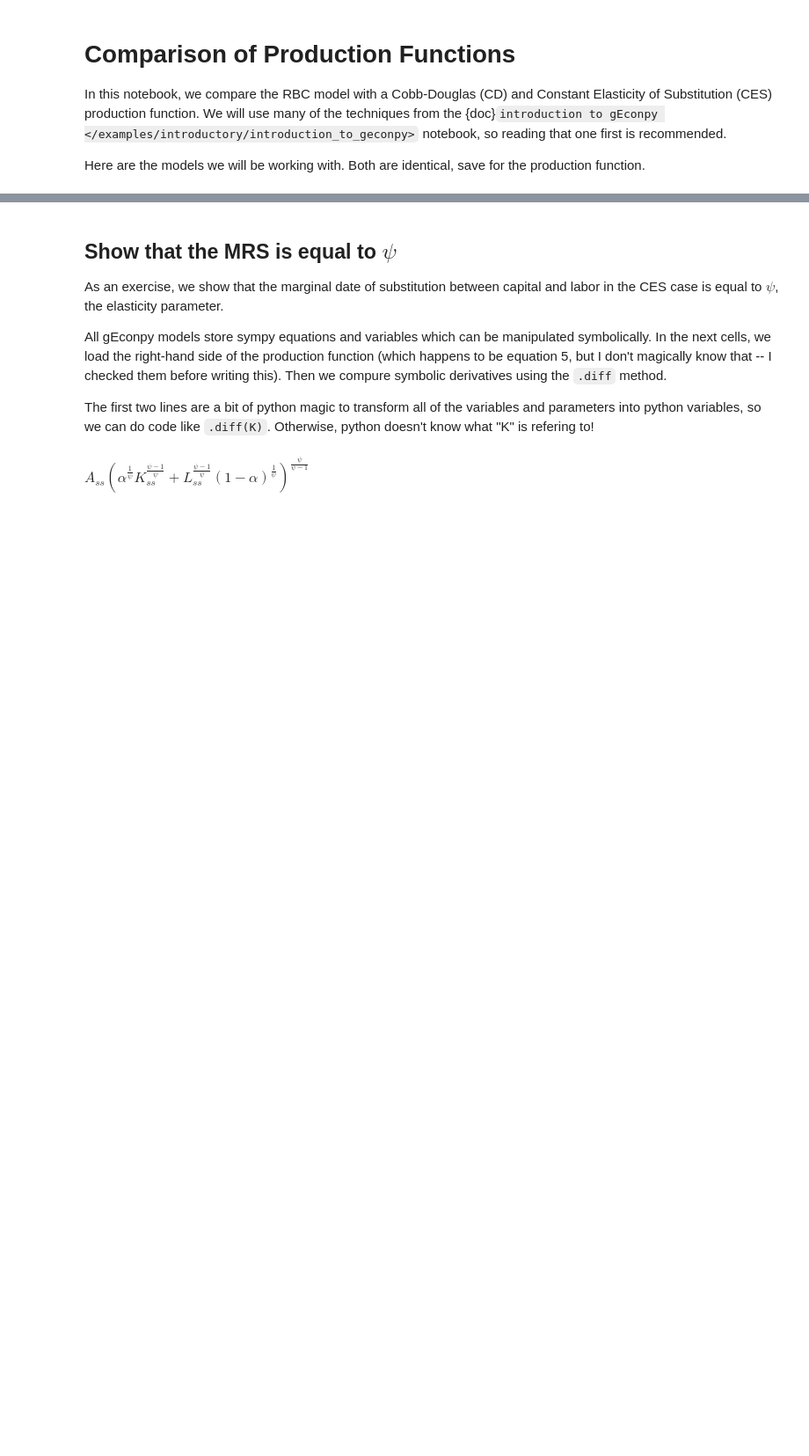
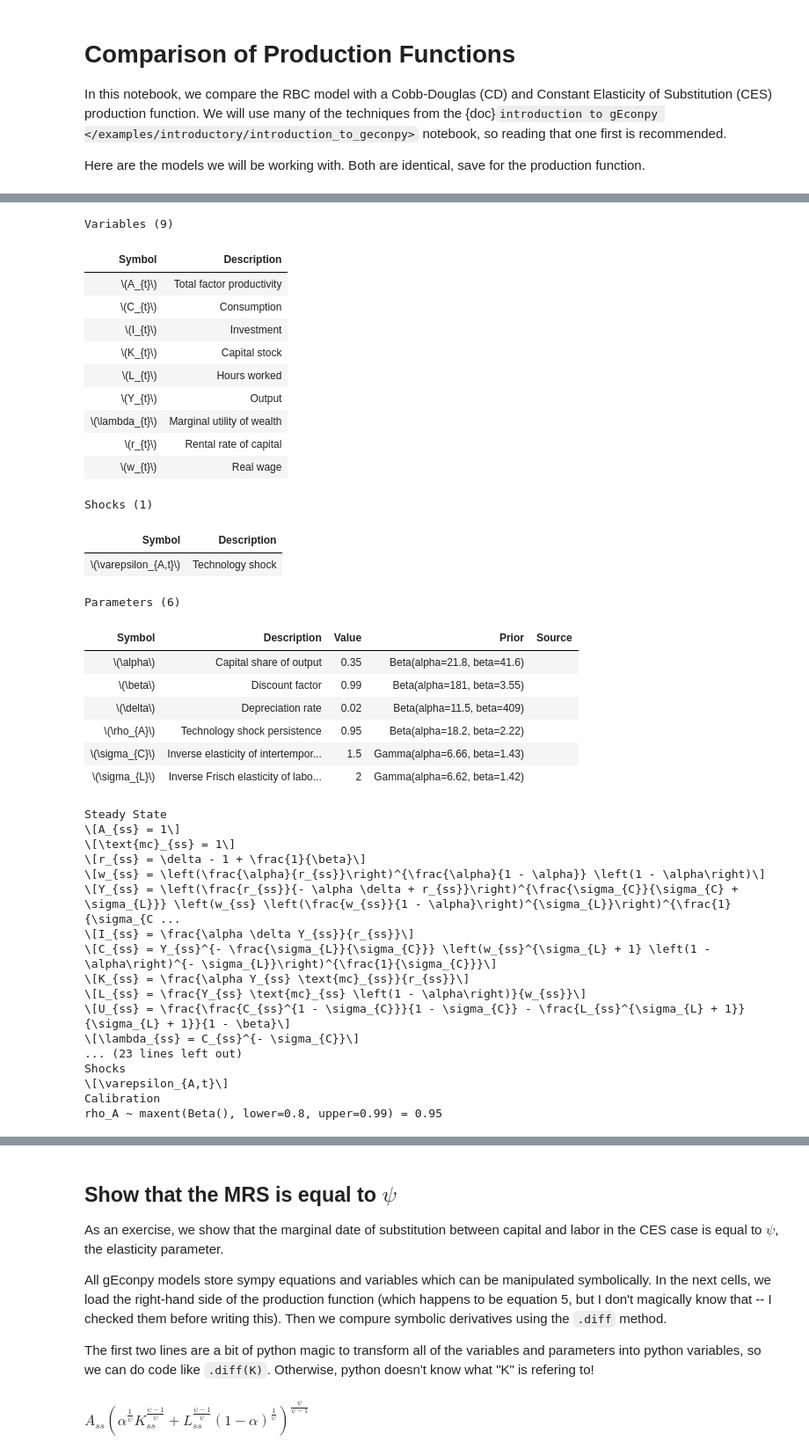
Before and after one commit to jessegrabowski/gEconpy, a Jupyter notebook: notebooks/case_study/production_functions.ipynb, the cells around one changed output, grey strips where cells are left out. Shown at 88% size. Drawn from its saved outputs; the diff is of its cells as text; code cells hidden in the pictures; blank space fills up the shorter version.

```diff
--- a/notebooks/case_study/production_functions.ipynb
+++ b/notebooks/case_study/production_functions.ipynb
@@ -29,3 +21,45 @@ ge.print_gcn_file(ces_gcn_path)
 # %%
 mod_cd = ge.model_from_gcn(cd_gcn_path, mode="JAX", verbose=False)
 mod_ces = ge.model_from_gcn(ces_gcn_path, mode="JAX", verbose=False)
+# %%
+mod_cd
+# %% [output]
+Variables (9)
+| Symbol | Description |
+| \(A_{t}\) | Total factor productivity |
+| \(C_{t}\) | Consumption |
+| \(I_{t}\) | Investment |
+| \(K_{t}\) | Capital stock |
+| \(L_{t}\) | Hours worked |
+| \(Y_{t}\) | Output |
+| \(\lambda_{t}\) | Marginal utility of wealth |
+| \(r_{t}\) | Rental rate of capital |
+| \(w_{t}\) | Real wage |
+Shocks (1)
+| Symbol | Description |
+| \(\varepsilon_{A,t}\) | Technology shock |
+Parameters (6)
+| Symbol | Description | Value | Prior | Source |
+| \(\alpha\) | Capital share of output | 0.35 | Beta(alpha=21.8, beta=41.6) |  |
+| \(\beta\) | Discount factor | 0.99 | Beta(alpha=181, beta=3.55) |  |
+| \(\delta\) | Depreciation rate | 0.02 | Beta(alpha=11.5, beta=409) |  |
+| \(\rho_{A}\) | Technology shock persistence | 0.95 | Beta(alpha=18.2, beta=2.22) |  |
+| \(\sigma_{C}\) | Inverse elasticity of intertempor... | 1.5 | Gamma(alpha=6.66, beta=1.43) |  |
+| \(\sigma_{L}\) | Inverse Frisch elasticity of labo... | 2 | Gamma(alpha=6.62, beta=1.42) |  |
+Steady State
+\[A_{ss} = 1\]
+\[\text{mc}_{ss} = 1\]
+\[r_{ss} = \delta - 1 + \frac{1}{\beta}\]
+\[w_{ss} = \left(\frac{\alpha}{r_{ss}}\right)^{\frac{\alpha}{1 - \alpha}} \left(1 - \alpha\right)\]
+\[Y_{ss} = \left(\frac{r_{ss}}{- \alpha \delta + r_{ss}}\right)^{\frac{\sigma_{C}}{\sigma_{C} + \sigma_{L}}} \left(w_{ss} \left(\frac{w_{ss}}{1 - \alpha}\right)^{\sigma_{L}}\right)^{\frac{1}{\sigma_{C ...
+\[I_{ss} = \frac{\alpha \delta Y_{ss}}{r_{ss}}\]
+\[C_{ss} = Y_{ss}^{- \frac{\sigma_{L}}{\sigma_{C}}} \left(w_{ss}^{\sigma_{L} + 1} \left(1 - \alpha\right)^{- \sigma_{L}}\right)^{\frac{1}{\sigma_{C}}}\]
+\[K_{ss} = \frac{\alpha Y_{ss} \text{mc}_{ss}}{r_{ss}}\]
+\[L_{ss} = \frac{Y_{ss} \text{mc}_{ss} \left(1 - \alpha\right)}{w_{ss}}\]
+\[U_{ss} = \frac{\frac{C_{ss}^{1 - \sigma_{C}}}{1 - \sigma_{C}} - \frac{L_{ss}^{\sigma_{L} + 1}}{\sigma_{L} + 1}}{1 - \beta}\]
+\[\lambda_{ss} = C_{ss}^{- \sigma_{C}}\]
+... (23 lines left out)
+Shocks
+\[\varepsilon_{A,t}\]
+Calibration
+rho_A ~ maxent(Beta(), lower=0.8, upper=0.99) = 0.95
```
Also changed, not shown: parts of 3 cells of this notebook, 3 other files.
